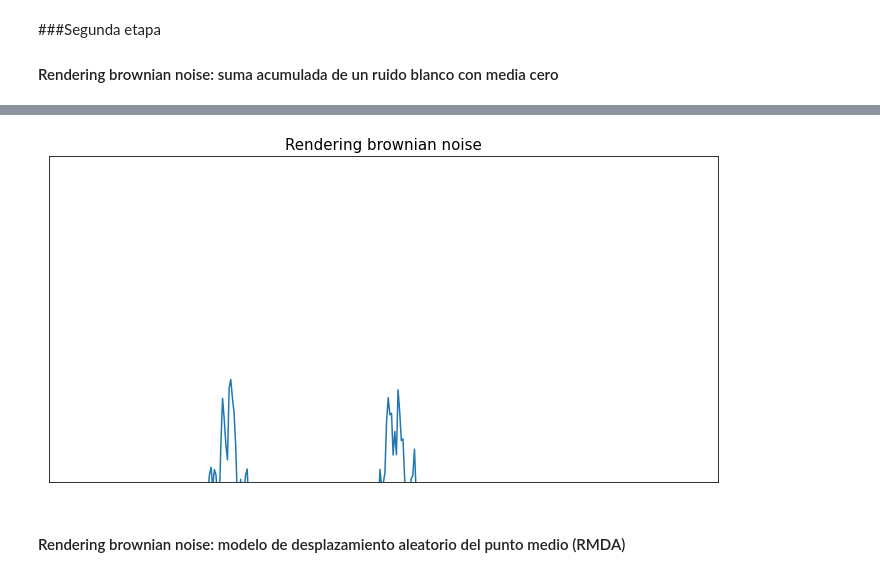
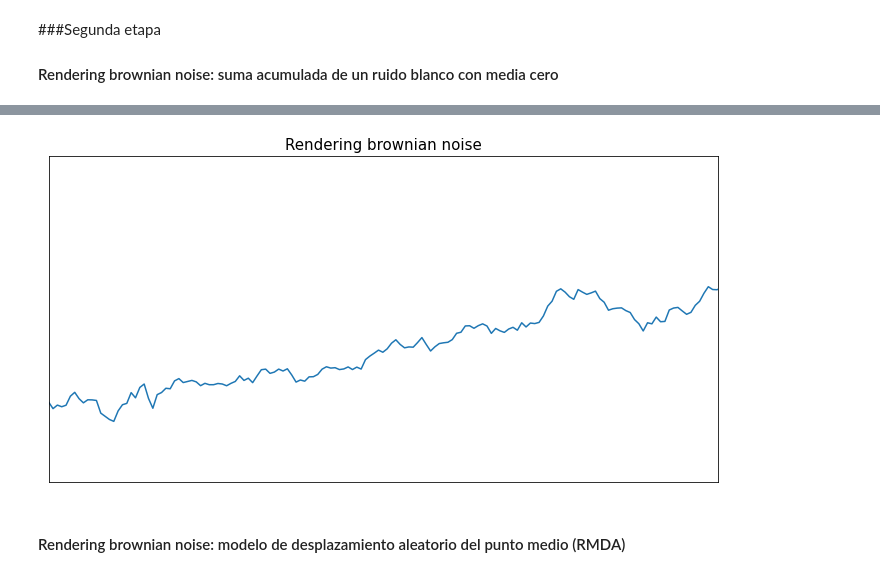
Before and after one commit to RonnyGuevara/Fractal_Images, a Jupyter notebook: TP5/TP5_FI.ipynb, the cells around one changed output, grey strips where cells are left out. Saved outputs shown, nothing was run; the diff lists cells and outputs as text; code cells hidden in the pictures.

```diff
--- a/TP5/TP5_FI.ipynb
+++ b/TP5/TP5_FI.ipynb
@@ -55,20 +55,20 @@ Text(0, 0.5, 'Potencia')
 # %%
 #@title Seleccione la escala { run: "auto" }
-escala_x = 1.5 #@param {type:"slider", min:1, max:20, step:0.5}
-escala_y = 17 #@param {type:"slider", min:1, max:20, step:0.5}
+escala_x = 10.5 #@param {type:"slider", min:1, max:20, step:0.5}
+escala_y = 3 #@param {type:"slider", min:1, max:20, step:0.5}
 samples2 = np.arange(len(samples))
 escala_x = np.sqrt(escala_x)
 newarr = np.multiply(samples, escala_y)
 newarr2 = np.multiply(samples2, escala_x)
 fig, ax = plt.subplots(figsize = (12, 6))
 ax.plot(newarr2,newarr)
 ax.set_xlim(left=-0, right=500)
 ax.set_ylim(-50,150)
 plt.title("Rendering brownian noise", fontsize = 15)
 ax.get_xaxis().set_visible(False)
 ax.get_yaxis().set_visible(False)
 # %% [output]
-[figure, old version]
+[figure, new version]
 # %% [markdown]
 #### Rendering brownian noise: modelo de desplazamiento aleatorio del punto medio (RMDA)
 # %%
```
Also changed, not shown: parts of 3 cells of this notebook.
